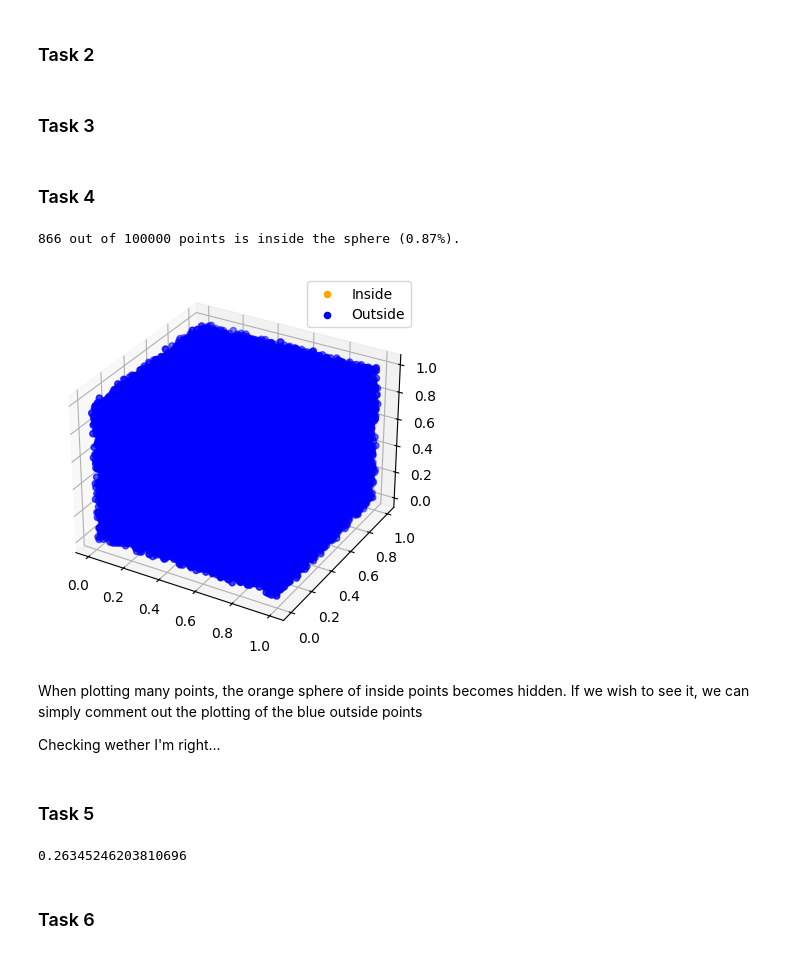
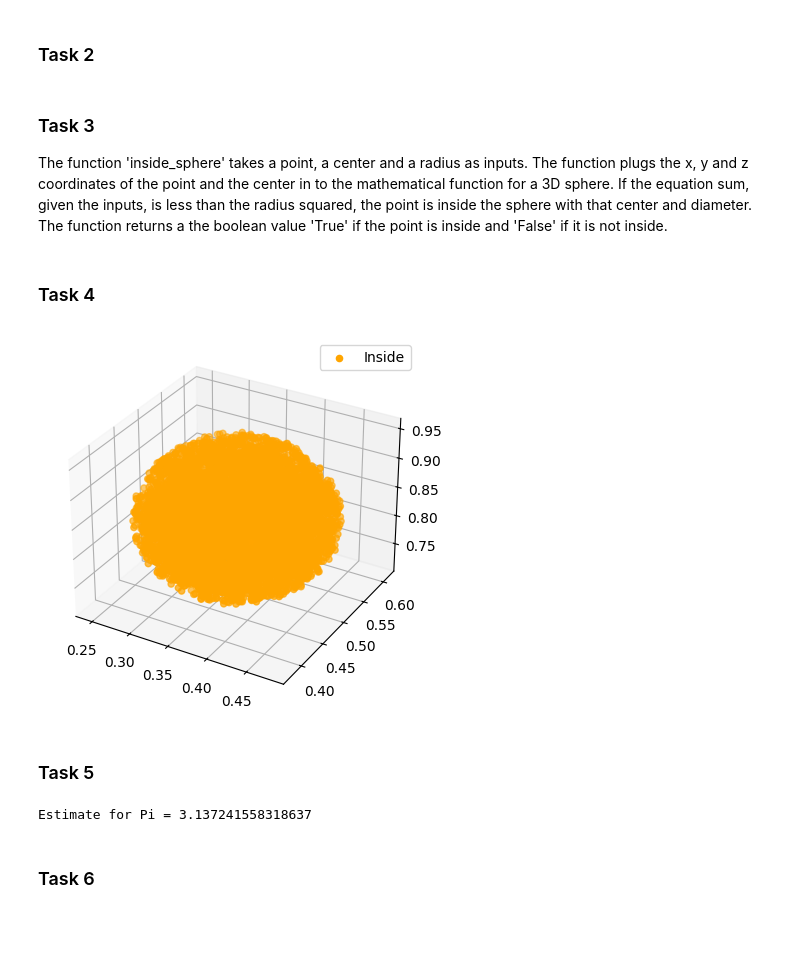
Before and after one commit to markushjelland/Project-3, a Jupyter notebook: Project 3.ipynb, the cells around one changed output. Saved outputs shown, nothing was run; the diff lists cells and outputs as text; code cells hidden in the pictures; blank space fills up the shorter version.

```diff
--- a/Project 3.ipynb
+++ b/Project 3.ipynb
@@ -23,16 +23,3 @@ box = create_box(1, 1, 1) # Creating a box of sidelengths 1, for simplicity.
-# %%
-def create_points(N, box): # This function creates N random points within the volume of the box. I let it be able to create several points, as this is usefull later.
-
-    points = []
-
-    for i in range(N):
-        x = rng.uniform(0, box[0])
-        y = rng.uniform(0, box[1])
-        z = rng.uniform(0, box[2])
-
-        points.append(np.array([x, y, z]))
-
-    return np.array(points) # The output is a numpy array of numpy arrays.
 # %% [markdown]
 ### Task 2
 # %%
@@ -58,3 +36,5 @@ def create_sphere(box):
 sphere = create_sphere(box)
 # %% [markdown]
 ### Task 3
+
+The function 'inside_sphere' takes a point, a center and a radius as inputs. The function plugs the x, y and z coordinates of the point and the center in to the mathematical function for a 3D sphere. If the equation sum, given the inputs, is less than the radius squared, the point is inside the sphere with that center and diameter. The function returns a the boolean value 'True' if the point is inside and 'False' if it is not inside.
@@ -68,56 +41,41 @@ def inside_sphere(point, center, radius): # This function checks wether a point
 # %% [markdown]
 ### Task 4
 # %%
-def sort_points(points, center, radius): # A function to sort the inside and outside points in two different lists.
+'''
+On this task I'm initially using the 'create_points' function to generate 100 000 points inside the box. Then i'm using the function 'sort_points' to
+seperate the inside points and outside points (not shown) in two separate arrays. The function takes the points and the spehere dimensions as inputs.
+The function goes through each point and uses the 'inside_sphere' function to decide if they are inside or not. The points are put in their
+corresponding inside and outside points lists. The ratio of inside to total points is also tracked.
 
-    inside_points = []
-    outside_points = []
+I then use the function 'scatter_plot' to plot the points in a 3D scatter plot. Currently only the orange inside points are shown to better visualize
+the sphere. If we wish to see the blue outside points, we can simply remove some '#' inside the function.
 
-    for point in points: # Checking each point and adding to corresponding list.
-        if inside_sphere(point, center, radius):
-            inside_points.append(point)
-        else:
-            outside_points.append(point)
+To know wether the results are right it's helpfull to look at the plot and the Pi estimate in the next task. The shape of the orange points in the plot
+should obviously look spherical. Also, no orange point should be outside the boundries of the simulation box.
+'''
 
-    ratio = len(inside_points)/(len(inside_points) + len(outside_points)) # The ratio of inside points to total points.
-    print(f'{len(inside_points)} out of {len(inside_points) + len(outside_points)} points is inside the sphere ({round(ratio*100, 2)}%).')
+points = create_points(1000000, box)
+inside_points, outside_points, ratio = sort_points(points, sphere.center, sphere.radius)
 
-    return np.array(inside_points), np.array(outside_points), ratio
-
-
-def scatter_plot(inside_points, outside_points): # A function that handles all the plotting.
-    ax = plt.figure().add_subplot(projection='3d')
-
-    if len(inside_points) > 0:
-        ax.scatter(inside_points[:,0], inside_points[:,1], inside_points[:,2], color='orange', label='Inside')
-    if len(outside_points) > 0:
-        ax.scatter(outside_points[:,0], outside_points[:,1], outside_points[:,2], color='blue', label='Outside')
-
-    plt.legend()
-    plt.show()
-
-
-points = create_points(100000, box) # Creating points inside the box.
-inside_points, outside_points, ratio = sort_points(points, sphere.center, sphere.radius) # Using the sort_points with the check_inside function to define the list of inside and outside points.
-
-scatter_plot(inside_points, outside_points) # Then, plotting it:
+scatter_plot(inside_points, outside_points)
 # %% [output]
-866 out of 100000 points is inside the sphere (0.87%).
-[figure, old version]
+[figure, new version]
-# %% [markdown]
-When plotting many points, the orange sphere of inside points becomes hidden. If we wish to see it, we can simply comment out the plotting of the blue outside points
-
-Checking wether I'm right...
 # %% [markdown]
 ### Task 5
 # %%
-total_volume = box[0]*box[1]*box[2]
-sphere_volume_estimate = total_volume * ratio
+'''
+To estimate pi we need to know the ratio of inside points to total points. This ratio multiplied with the box volume gives us an estimate for the
+volume of the sphere we generated inside the box. This volume plugged in to the sphere volume formula, together with the radius of the sphere, alowes
+us to isolate pi and make and estimate. The more random points we generate, the more accurate the estimate will be.
+'''
 
-pi_estimate = (3/4)*(sphere_volume_estimate/radius**3)
-print(pi_estimate)
+box_volume = box[0]*box[1]*box[2]
+sphere_volume_estimate = box_volume * ratio
+
+pi_estimate = (3/4)*(sphere_volume_estimate/sphere.radius**3)
+print(f'Estimate for Pi = {pi_estimate}')
 # %% [output]
-0.26345246203810696
+Estimate for Pi = 3.137241558318637
 # %% [markdown]
 ### Task 6
 # %%
```
Also changed, not shown: parts of 16 cells of this notebook, 2 other files.
